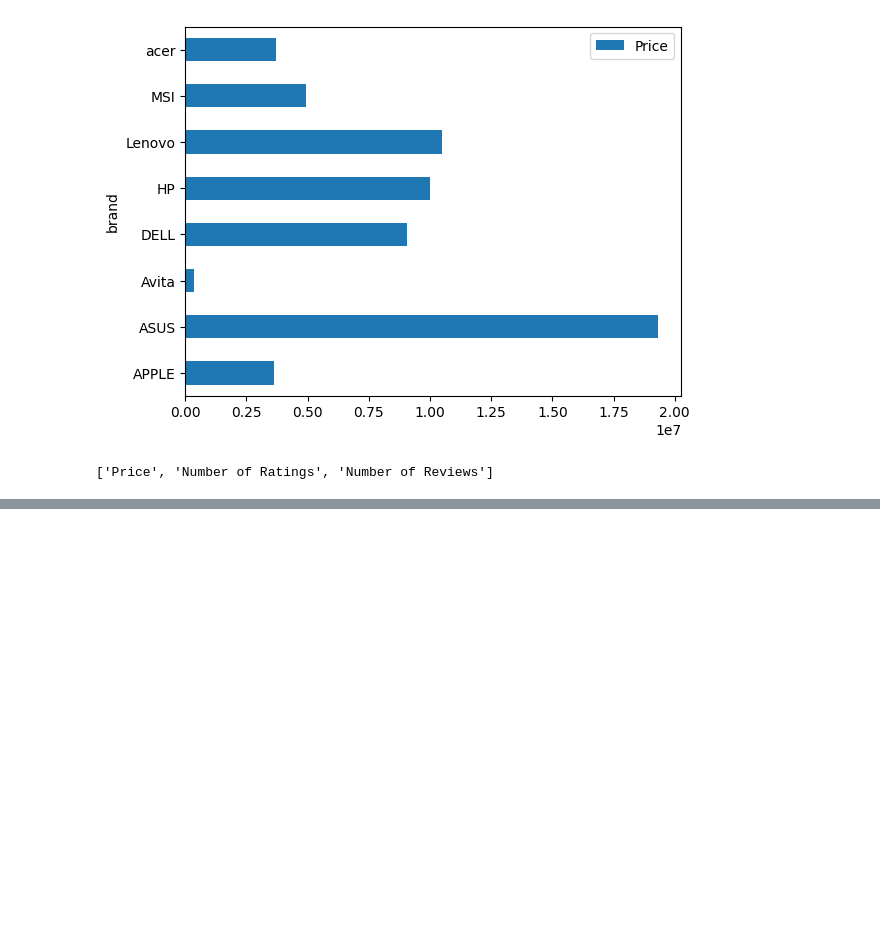
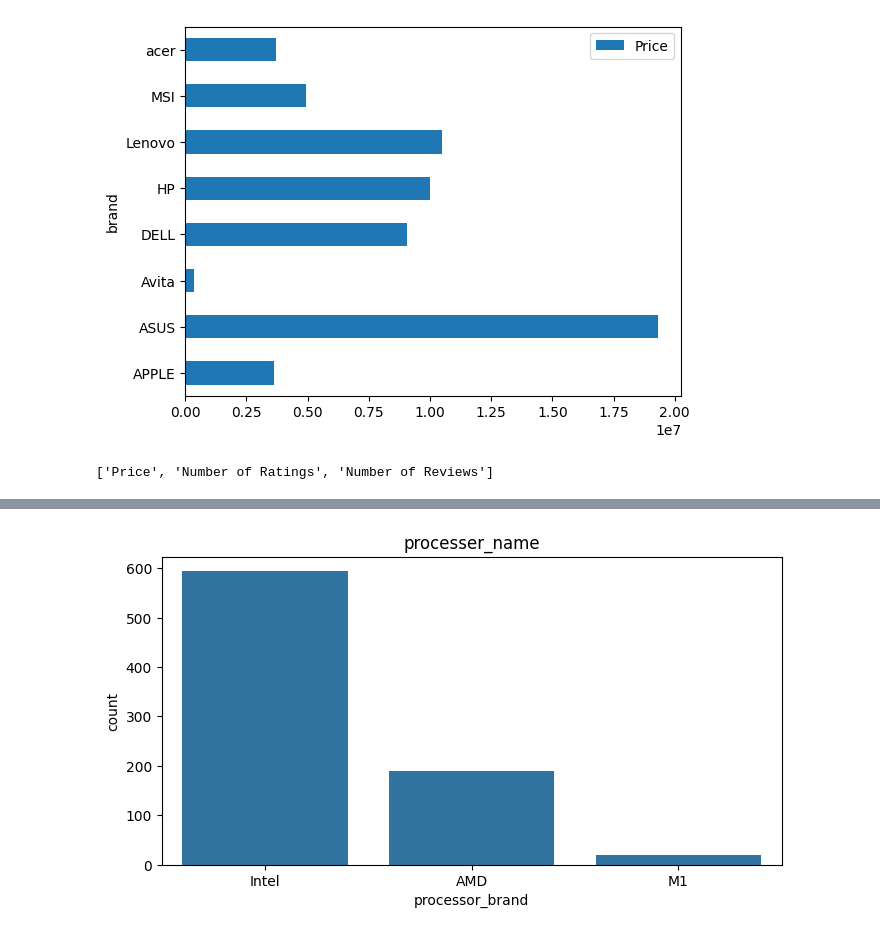
Before and after one commit to neelima225/repository18-3, a Jupyter notebook: analysis/EDA.ipynb, the cells around one changed output, grey strips where cells are left out. Drawn from its saved outputs; the diff is of its cells as text; code cells hidden in the pictures; blank space fills up the shorter version.

```diff
--- a/analysis/EDA.ipynb
+++ b/analysis/EDA.ipynb
@@ -232,0 +363,7 @@ con
+# %%
+plt.figure(figsize=(8,4))
+sns.countplot(data=file2, x = "processor_brand")
+plt.title("processer_name")
+plt.show()
+# %% [output]
+[figure, added]
```
Also changed, not shown: parts of 23 cells of this notebook.
